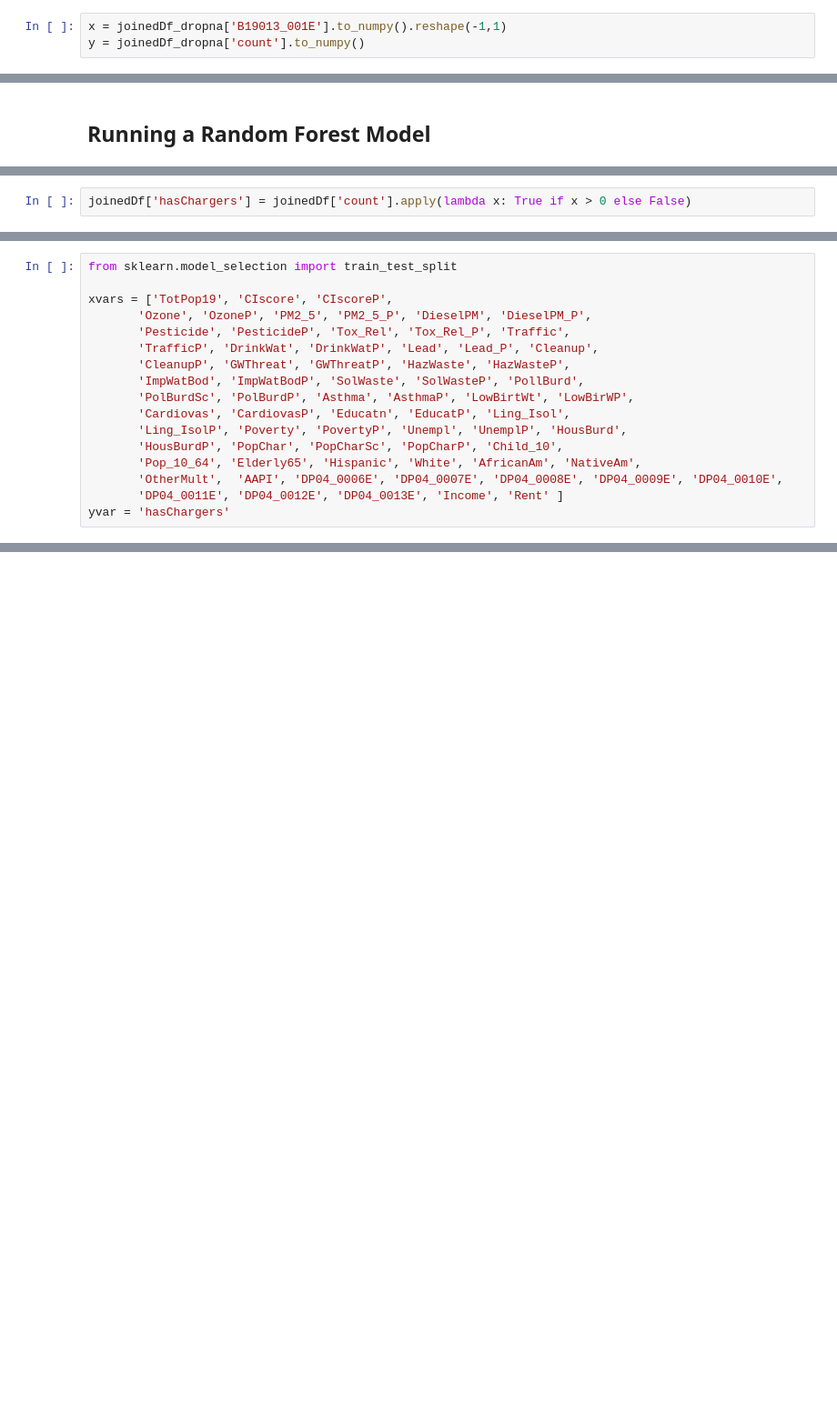
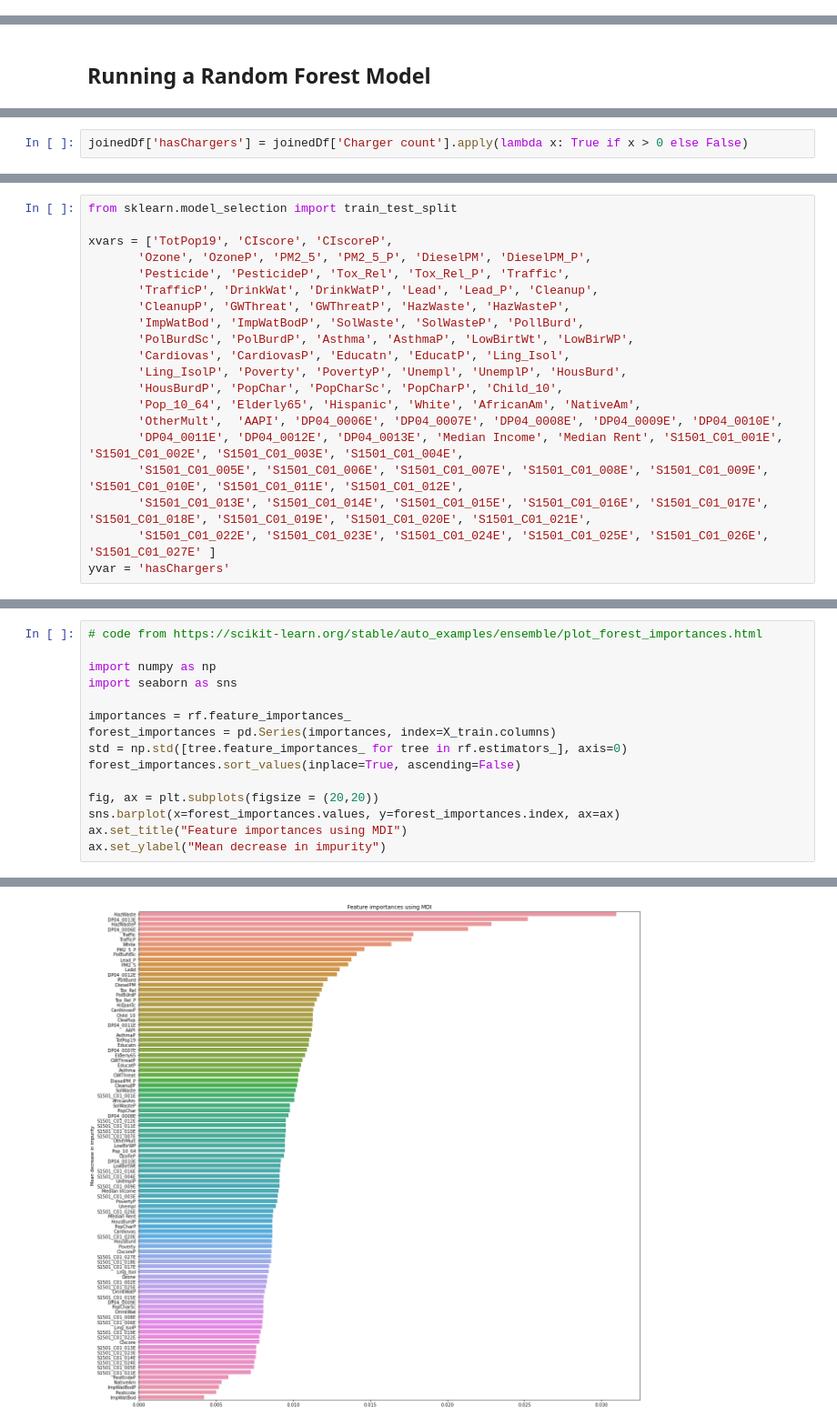
Before and after one commit to opheliasin/ev-charger-sales, a Jupyter notebook: Question 1.ipynb, the cells around one changed output, grey strips where cells are left out. Shown at 91% size. Cells and saved outputs as stored; diff of their text form; blank space fills up the shorter version.

```diff
--- a/Question 1.ipynb
+++ b/Question 1.ipynb
@@ -76,3 +25,0 @@ joinedDf_dropna = joinedDf.dropna()
-# %%
-x = joinedDf_dropna['B19013_001E'].to_numpy().reshape(-1,1)
-y = joinedDf_dropna['count'].to_numpy()
@@ -94,2 +106,2 @@ First we create a binary variable to indicate whether a census tract has
 # %%
-joinedDf['hasChargers'] = joinedDf['count'].apply(lambda x: True if x > 0 else False)
+joinedDf['hasChargers'] = joinedDf['Charger count'].apply(lambda x: True if x > 0 else False)
@@ -119,5 +122,8 @@ xvars = ['TotPop19', 'CIscore', 'CIscoreP',
        'HousBurdP', 'PopChar', 'PopCharSc', 'PopCharP', 'Child_10',
        'Pop_10_64', 'Elderly65', 'Hispanic', 'White', 'AfricanAm', 'NativeAm',
        'OtherMult',  'AAPI', 'DP04_0006E', 'DP04_0007E', 'DP04_0008E', 'DP04_0009E', 'DP04_0010E',
-       'DP04_0011E', 'DP04_0012E', 'DP04_0013E', 'Income', 'Rent' ]
+       'DP04_0011E', 'DP04_0012E', 'DP04_0013E', 'Median Income', 'Median Rent', 'S1501_C01_001E', 'S1501_C01_002E', 'S1501_C01_003E', 'S1501_C01_004E',
+       'S1501_C01_005E', 'S1501_C01_006E', 'S1501_C01_007E', 'S1501_C01_008E', 'S1501_C01_009E', 'S1501_C01_010E', 'S1501_C01_011E', 'S1501_C01_012E',
+       'S1501_C01_013E', 'S1501_C01_014E', 'S1501_C01_015E', 'S1501_C01_016E', 'S1501_C01_017E', 'S1501_C01_018E', 'S1501_C01_019E', 'S1501_C01_020E', 'S1501_C01_021E',
+       'S1501_C01_022E', 'S1501_C01_023E', 'S1501_C01_024E', 'S1501_C01_025E', 'S1501_C01_026E', 'S1501_C01_027E' ]
 yvar = 'hasChargers'
@@ -188,0 +181,16 @@ weighted avg       0.70      0.72      0.69      1715
+# %%
+# code from https://scikit-learn.org/stable/auto_examples/ensemble/plot_forest_importances.html
+
+import numpy as np
+import seaborn as sns
+
+importances = rf.feature_importances_
+forest_importances = pd.Series(importances, index=X_train.columns)
+std = np.std([tree.feature_importances_ for tree in rf.estimators_], axis=0)
+forest_importances.sort_values(inplace=True, ascending=False)
+
+fig, ax = plt.subplots(figsize = (20,20))
+sns.barplot(x=forest_importances.values, y=forest_importances.index, ax=ax)
+ax.set_title("Feature importances using MDI")
+ax.set_ylabel("Mean decrease in impurity")
+# %% [output]
@@ -188,0 +198 @@ weighted avg       0.70      0.72      0.69      1715
+[figure, added]
```
Also changed, not shown: parts of 42 cells of this notebook, 4 other files.
